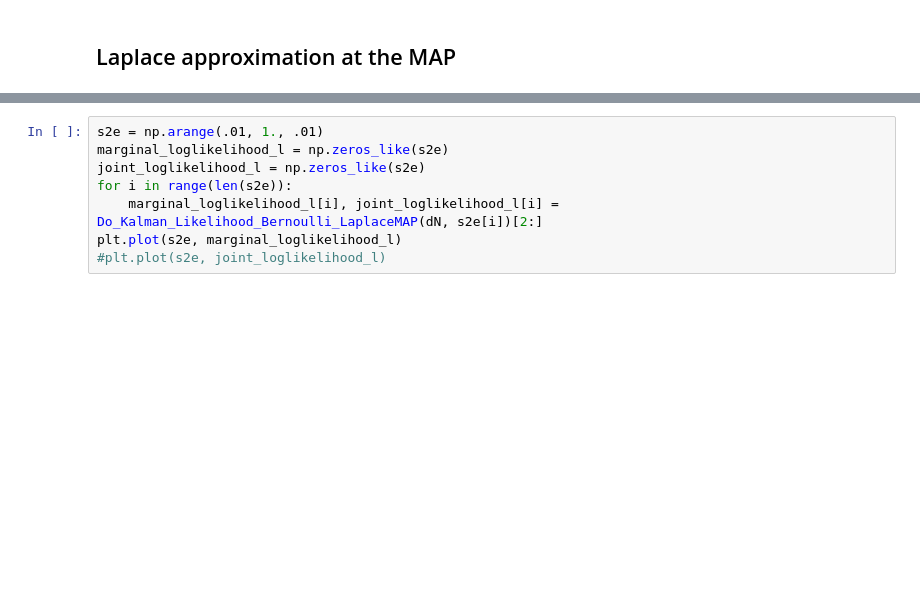
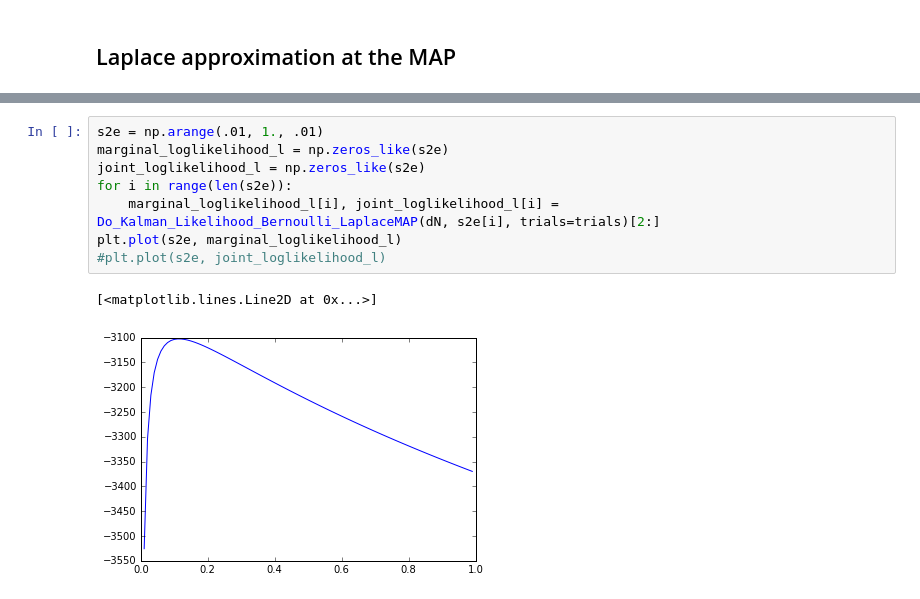
Before and after one commit to lciti/SEAS2016, a Jupyter notebook: Test_LikelihoodBernoulli.ipynb, the cells around one changed output, grey strips where cells are left out. Saved outputs shown, nothing was run; the diff lists cells and outputs as text; blank space fills up the shorter version.

```diff
--- a/Test_LikelihoodBernoulli.ipynb
+++ b/Test_LikelihoodBernoulli.ipynb
@@ -190,8 +217,11 @@ plt.plot(dN)
 # %%
 s2e = np.arange(.01, 1., .01)
 marginal_loglikelihood_l = np.zeros_like(s2e)
 joint_loglikelihood_l = np.zeros_like(s2e)
 for i in range(len(s2e)):
-    marginal_loglikelihood_l[i], joint_loglikelihood_l[i] = Do_Kalman_Likelihood_Bernoulli_LaplaceMAP(dN, s2e[i])[2:]
+    marginal_loglikelihood_l[i], joint_loglikelihood_l[i] = Do_Kalman_Likelihood_Bernoulli_LaplaceMAP(dN, s2e[i], trials=trials)[2:]
 plt.plot(s2e, marginal_loglikelihood_l)
 #plt.plot(s2e, joint_loglikelihood_l)
+# %% [output]
+[<matplotlib.lines.Line2D at 0x...>]
+[figure, added]
```
Also changed, not shown: parts of 11 cells of this notebook.
